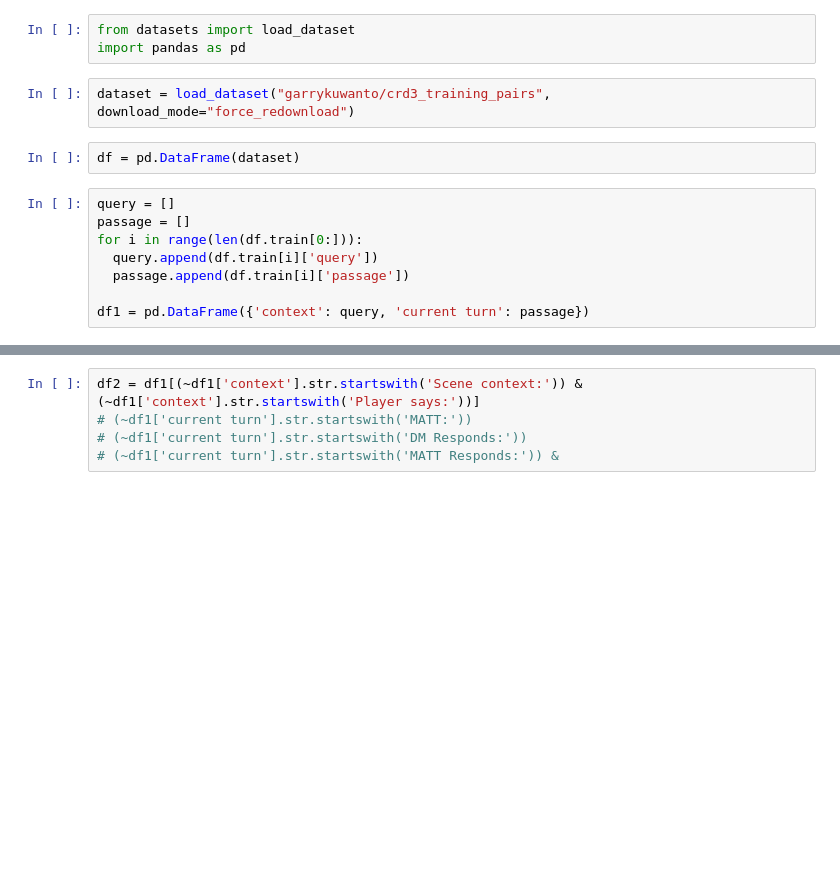
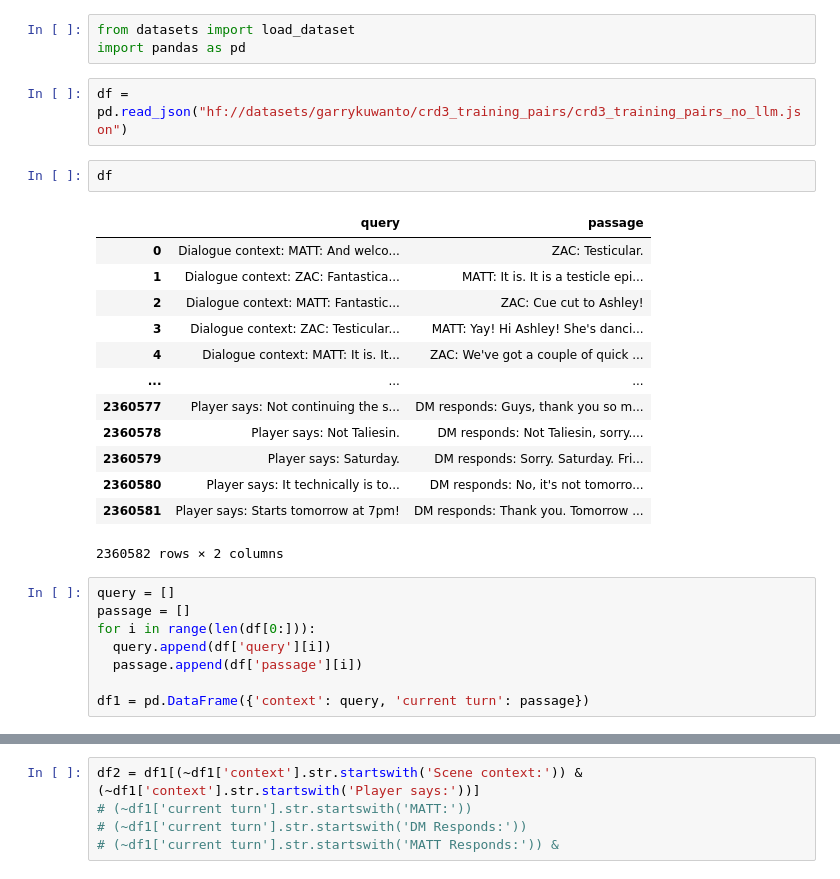
Before and after one commit to vishaljoshi24/DnD-AutoPrompt, a Jupyter notebook: data_preparation.ipynb, the cells around one changed output, grey strips where cells are left out. Saved outputs shown, nothing was run; the diff lists cells and outputs as text; blank space fills up the shorter version.

Commit message:
adjusted methods for extracting data

```diff
--- a/data_preparation.ipynb
+++ b/data_preparation.ipynb
@@ -5,16 +5,30 @@ DATA
 # %%
 from datasets import load_dataset
 import pandas as pd
-# %%
-dataset = load_dataset("garrykuwanto/crd3_training_pairs", download_mode="force_redownload")
-# %%
-df = pd.DataFrame(dataset)
+# %%
+df = pd.read_json("hf://datasets/garrykuwanto/crd3_training_pairs/crd3_training_pairs_no_llm.json")
+# %%
+df
+# %% [output]
+|  | query | passage |
+| 0 | Dialogue context: MATT: And welco... | ZAC: Testicular. |
+| 1 | Dialogue context: ZAC: Fantastica... | MATT: It is. It is a testicle epi... |
+| 2 | Dialogue context: MATT: Fantastic... | ZAC: Cue cut to Ashley! |
+| 3 | Dialogue context: ZAC: Testicular... | MATT: Yay! Hi Ashley! She's danci... |
+| 4 | Dialogue context: MATT: It is. It... | ZAC: We've got a couple of quick ... |
+| ... | ... | ... |
+| 2360577 | Player says: Not continuing the s... | DM responds: Guys, thank you so m... |
+| 2360578 | Player says: Not Taliesin. | DM responds: Not Taliesin, sorry.... |
+| 2360579 | Player says: Saturday. | DM responds: Sorry. Saturday. Fri... |
+| 2360580 | Player says: It technically is to... | DM responds: No, it's not tomorro... |
+| 2360581 | Player says: Starts tomorrow at 7pm! | DM responds: Thank you. Tomorrow ... |
+2360582 rows × 2 columns
 # %%
 query = []
 passage = []
-for i in range(len(df.train[0:])):
-  query.append(df.train[i]['query'])
-  passage.append(df.train[i]['passage'])
+for i in range(len(df[0:])):
+  query.append(df['query'][i])
+  passage.append(df['passage'][i])
 
 df1 = pd.DataFrame({'context': query, 'current turn': passage})
 # %%
```
Also changed, not shown: parts of 12 cells of this notebook.
